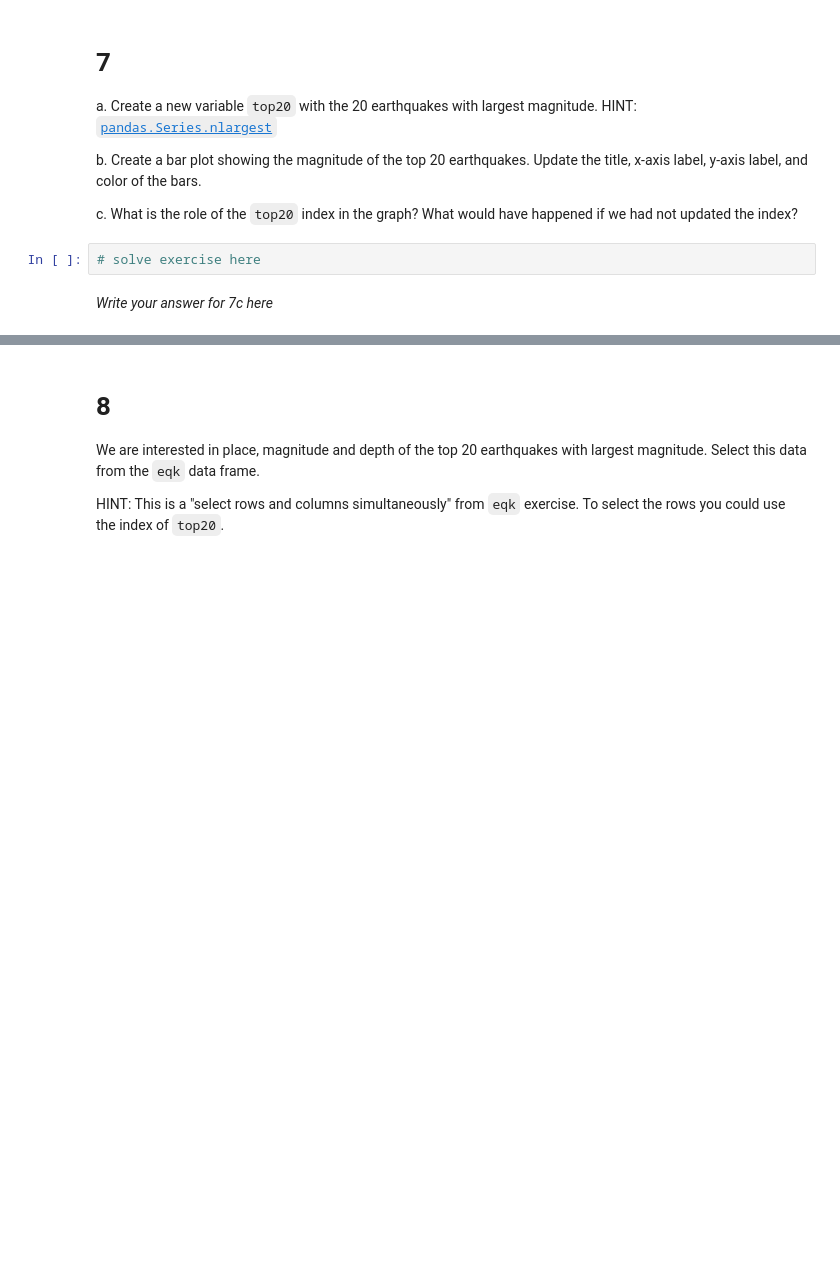
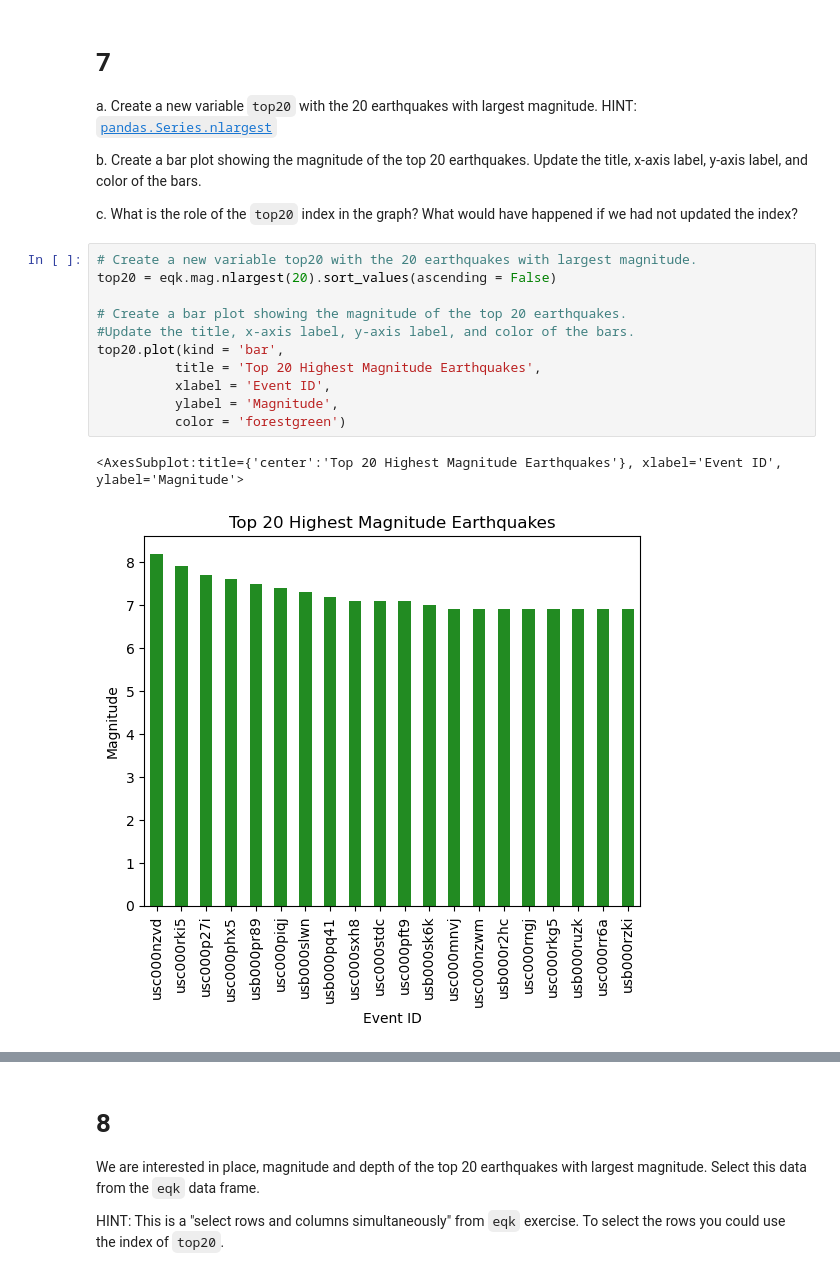
Before and after one commit to hmchilders/eds220-hwk-1, a Jupyter notebook: hwk1-task4.ipynb, the cells around one changed output, grey strips where cells are left out. Cells and saved outputs as stored; diff of their text form; blank space fills up the shorter version.

Commit message:
Added exercise 7

```diff
--- a/hwk1-task4.ipynb
+++ b/hwk1-task4.ipynb
@@ -139,7 +143,17 @@ a. Create a new variable `top20` with the 20 earthquakes with largest magnitude.
 b. Create a bar plot showing the magnitude of the top 20 earthquakes. Update the title, x-axis label, y-axis label, and color of the bars.
 
 c. What is the role of the `top20` index in the graph? What would have happened if we had not updated the index?
-# %%
-# solve exercise here
-# %% [markdown]
-*Write your answer for 7c here*
+# %%
+# Create a new variable top20 with the 20 earthquakes with largest magnitude.
+top20 = eqk.mag.nlargest(20).sort_values(ascending = False)
+
+# Create a bar plot showing the magnitude of the top 20 earthquakes.
+#Update the title, x-axis label, y-axis label, and color of the bars.
+top20.plot(kind = 'bar',
+          title = 'Top 20 Highest Magnitude Earthquakes',
+          xlabel = 'Event ID',
+          ylabel = 'Magnitude',
+          color = 'forestgreen')
+# %% [output]
+<AxesSubplot:title={'center':'Top 20 Highest Magnitude Earthquakes'}, xlabel='Event ID', ylabel='Magnitude'>
+[figure, added]
```
Also changed, not shown: parts of 3 cells of this notebook.
